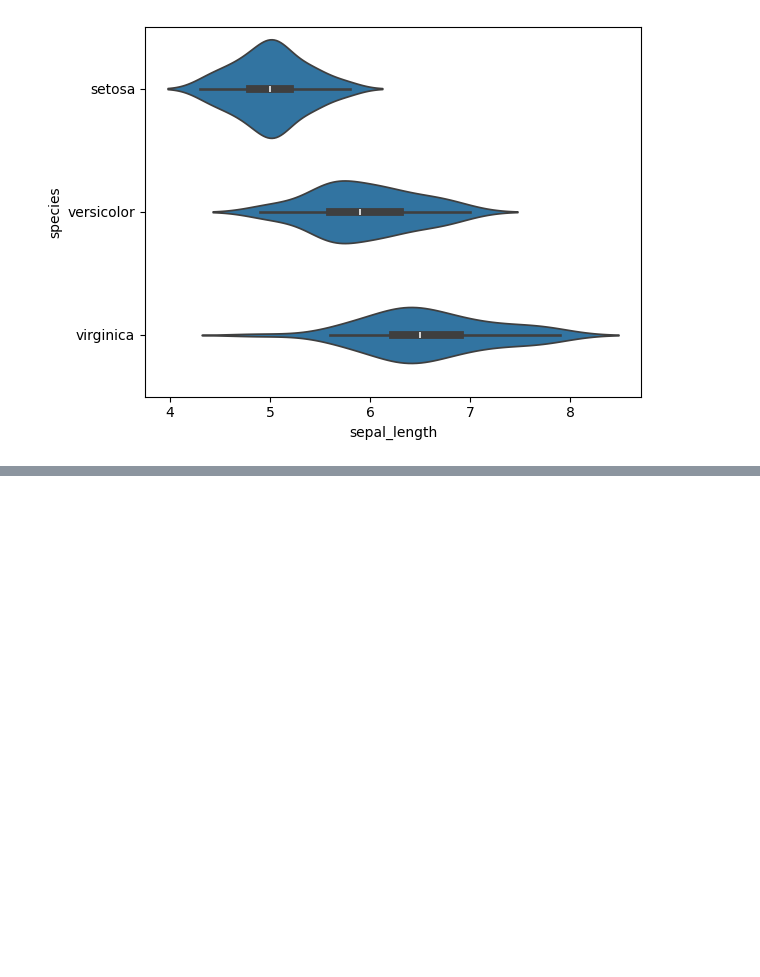
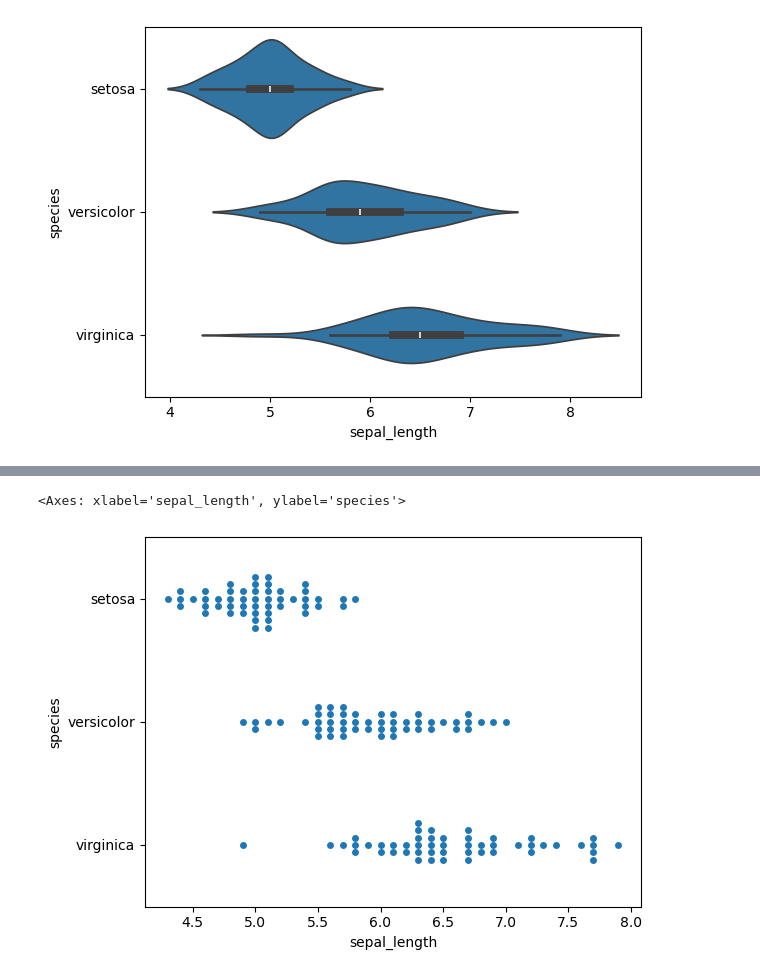
Before and after one commit to Avinash174/Data-Science-Class, a Jupyter notebook: python/Evenning/seaborn-3.ipynb, the cells around one changed output, grey strips where cells are left out. Drawn from its saved outputs; the diff is of its cells as text; code cells hidden in the pictures; blank space fills up the shorter version.

```diff
--- a/python/Evenning/seaborn-3.ipynb
+++ b/python/Evenning/seaborn-3.ipynb
@@ -27,0 +38,5 @@ sns.violinplot(x=df['sepal_length'],y=df['species'])
+# %%
+sns.swarmplot(x=df['sepal_length'],y=df['species'])
+# %% [output]
+<Axes: xlabel='sepal_length', ylabel='species'>
+[figure, added]
```
Also changed, not shown: parts of 9 cells of this notebook.
